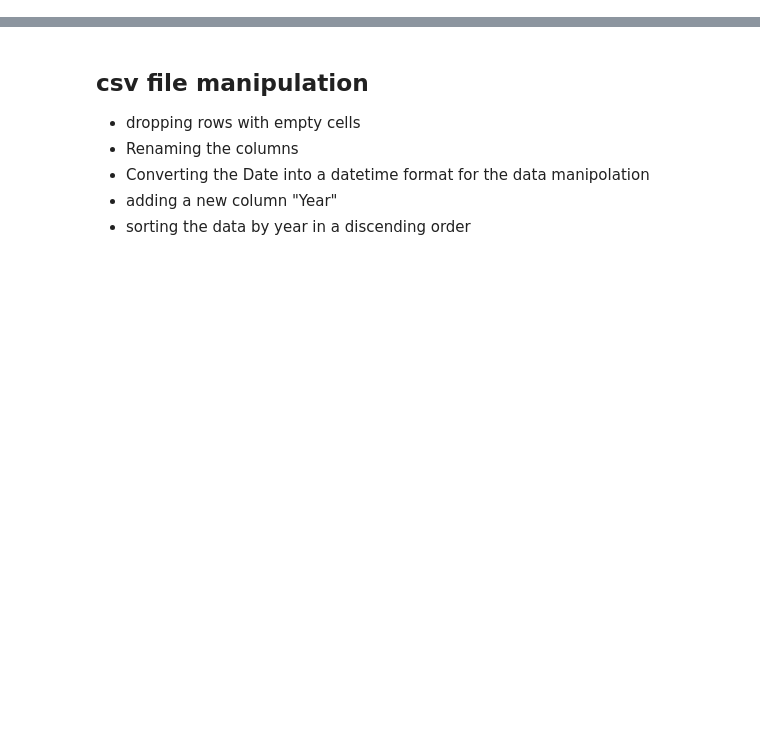
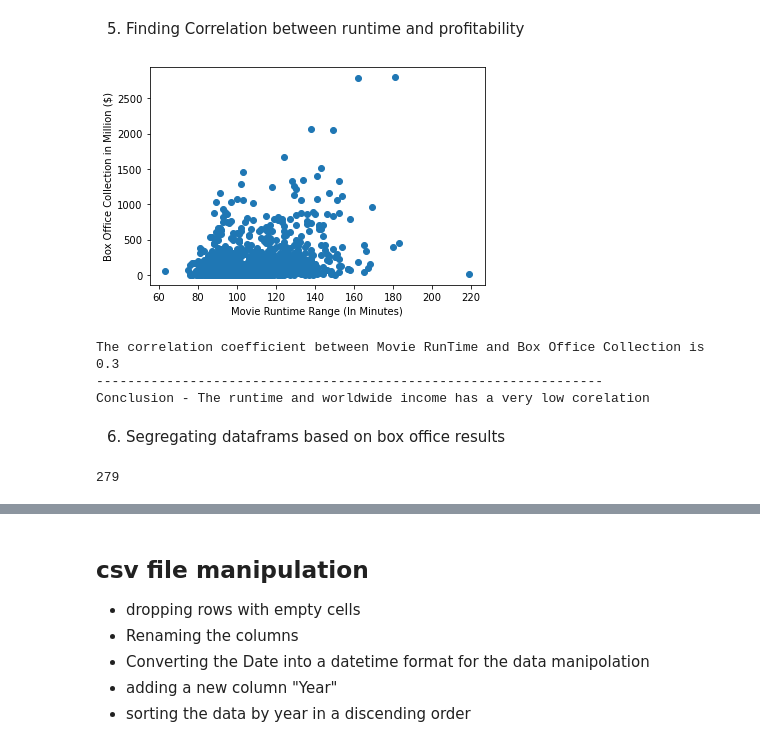
Before and after one commit to KWASSI09/hollywood_vc, a Jupyter notebook: Movie_project.ipynb, the cells around one changed output, grey strips where cells are left out. Saved outputs shown, nothing was run; the diff lists cells and outputs as text; code cells hidden in the pictures; blank space fills up the shorter version.

```diff
--- a/Movie_project.ipynb
+++ b/Movie_project.ipynb
@@ -41,0 +130,21 @@ import dataframe_image as dfi
+# %% [markdown]
+5. Finding Correlation between runtime and profitability
+# %%
+runtimes = sorted_movie_df["RunTime"]
+income = sorted_movie_df["Box Office Collection in Million ($)"]
+plt.scatter(runtimes,income)
+plt.xlabel("Movie Runtime Range (In Minutes)")
+plt.ylabel("Box Office Collection in Million ($)")
+plt.show()
+
+# Calculate the correlation coefficient between Movie RunTime and Box Office Collection
+print(f"The correlation coefficient between Movie RunTime and Box Office Collection is {round(st.pearsonr(runtimes,income)[0],2)}")
+print(f"-----------------------------------------------------------------")
+print(f"Conclusion - The runtime and worldwide income has a very low corelation")
+# %% [output]
+[figure, added]
+The correlation coefficient between Movie RunTime and Box Office Collection is 0.3
+-----------------------------------------------------------------
+Conclusion - The runtime and worldwide income has a very low corelation
+# %% [markdown]
+  6. Segregating dataframs based on box office results
@@ -41,0 +157,9 @@ import dataframe_image as dfi
+# %%
+# Checking no. for flops, semi-hits, hits, superhits, and blockbusters
+len(flops) #434
+len(semi_hits) #341
+len(hits) # 285
+len(superhits) # 314
+len(blockblusters) # 279
+# %% [output]
+279
```
Also changed, not shown: parts of 91 cells of this notebook, 20 other files.
